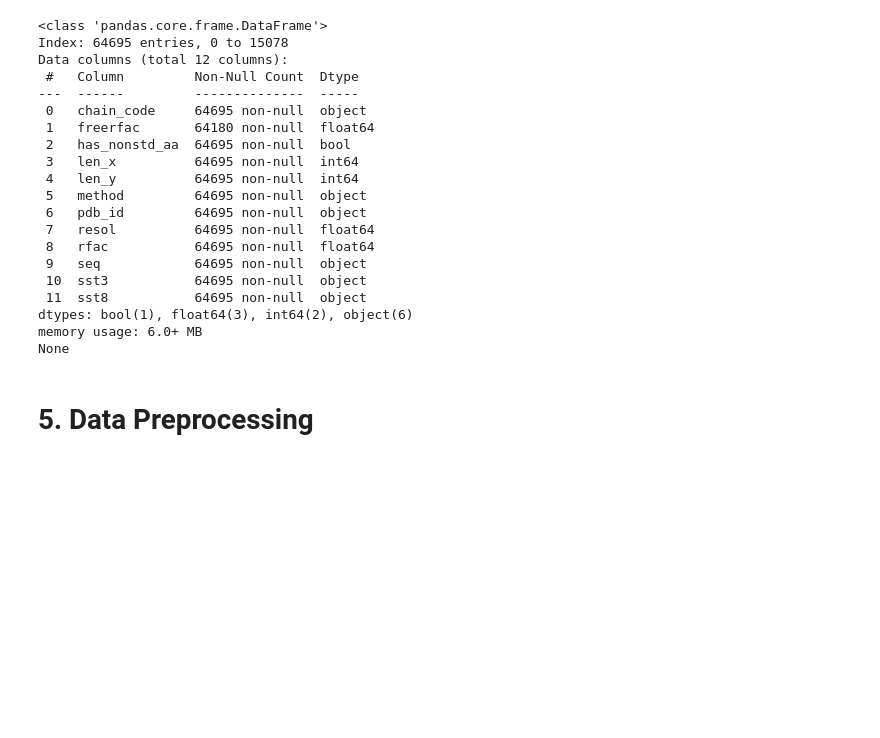
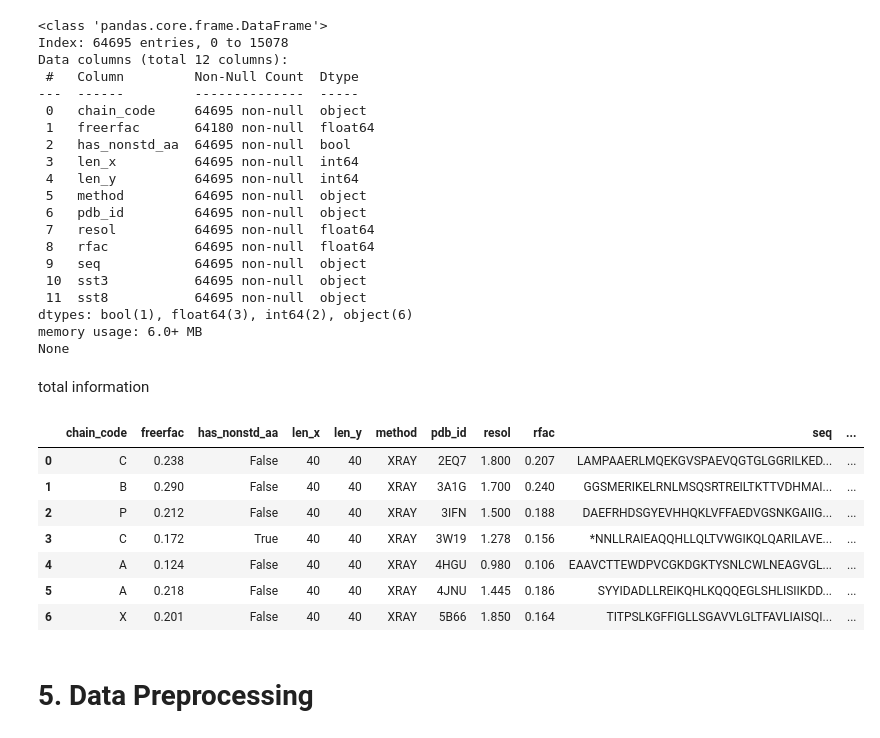
Before and after one commit to DGkurnia/cnkproject, a Jupyter notebook: [Clustering]_DNA_Submission_Akhir_BMLP_Derfansyah_Guswiranata_Kurnia.ipynb, the cells around one changed output. Cells and saved outputs as stored; diff of their text form; code cells hidden in the pictures; blank space fills up the shorter version.

```diff
--- a/[Clustering]_DNA_Submission_Akhir_BMLP_Derfansyah_Guswiranata_Kurnia.ipynb
+++ b/[Clustering]_DNA_Submission_Akhir_BMLP_Derfansyah_Guswiranata_Kurnia.ipynb
@@ -471,6 +451,20 @@ Data columns (total 12 columns):
 dtypes: bool(1), float64(3), int64(2), object(6)
 memory usage: 6.0+ MB
 None
+# %% [markdown]
+total information
+# %%
+#peek
+dftotalk.head(7)
+# %% [output]
+|  | chain_code | freerfac | has_nonstd_aa | len_x | len_y | method | pdb_id | resol | rfac | seq | ... |
+| 0 | C | 0.238 | False | 40 | 40 | XRAY | 2EQ7 | 1.800 | 0.207 | LAMPAAERLMQEKGVSPAEVQGTGLGGRILKED... | ... |
+| 1 | B | 0.290 | False | 40 | 40 | XRAY | 3A1G | 1.700 | 0.240 | GGSMERIKELRNLMSQSRTREILTKTTVDHMAI... | ... |
+| 2 | P | 0.212 | False | 40 | 40 | XRAY | 3IFN | 1.500 | 0.188 | DAEFRHDSGYEVHHQKLVFFAEDVGSNKGAIIG... | ... |
+| 3 | C | 0.172 | True | 40 | 40 | XRAY | 3W19 | 1.278 | 0.156 | *NNLLRAIEAQQHLLQLTVWGIKQLQARILAVE... | ... |
+| 4 | A | 0.124 | False | 40 | 40 | XRAY | 4HGU | 0.980 | 0.106 | EAAVCTTEWDPVCGKDGKTYSNLCWLNEAGVGL... | ... |
+| 5 | A | 0.218 | False | 40 | 40 | XRAY | 4JNU | 1.445 | 0.186 | SYYIDADLLREIKQHLKQQQEGLSHLISIIKDD... | ... |
+| 6 | X | 0.201 | False | 40 | 40 | XRAY | 5B66 | 1.850 | 0.164 | TITPSLKGFFIGLLSGAVVLGLTFAVLIAISQI... | ... |
 # %% [markdown]
 # **5. Data Preprocessing**
 # %% [markdown]
```
Also changed, not shown: parts of 31 cells of this notebook.
